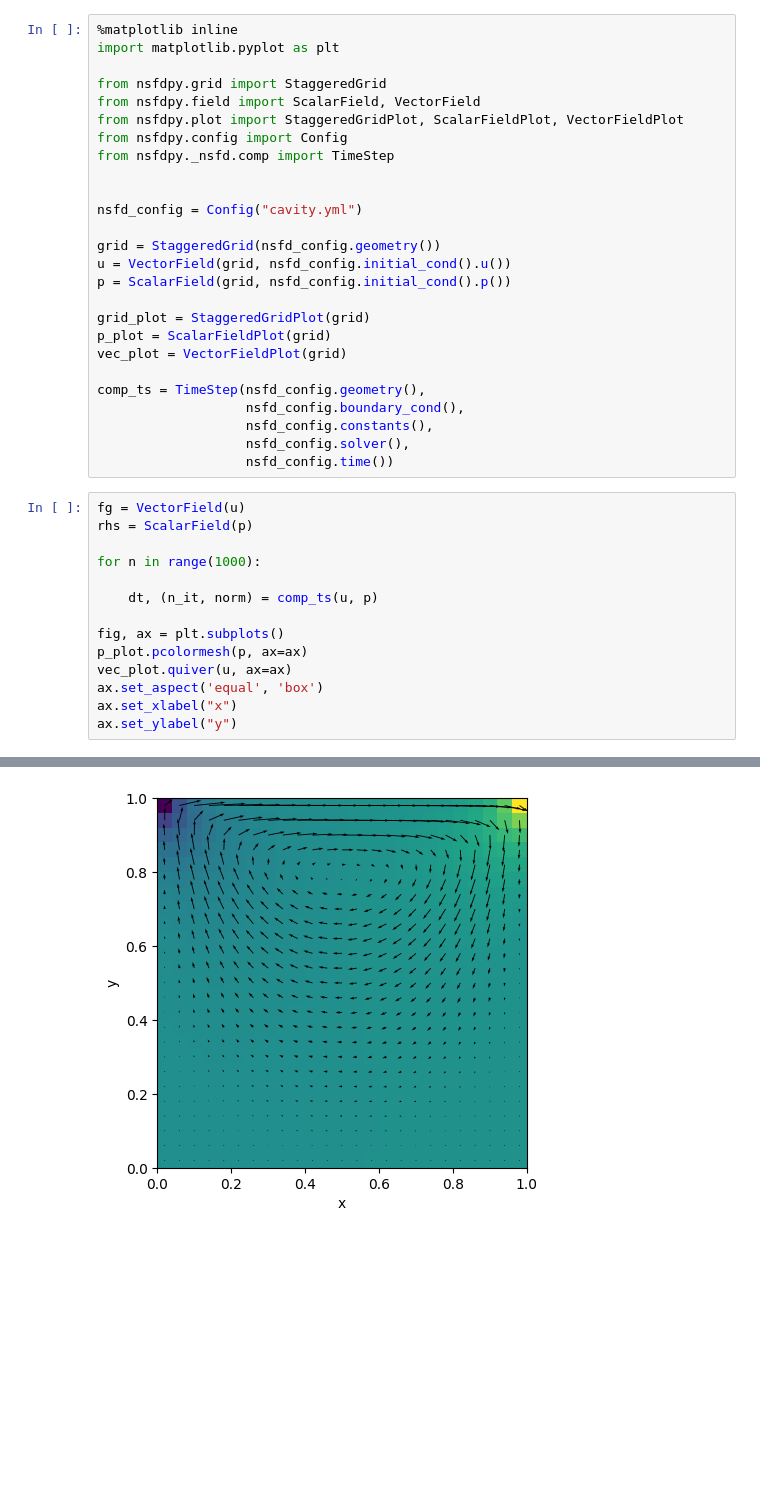
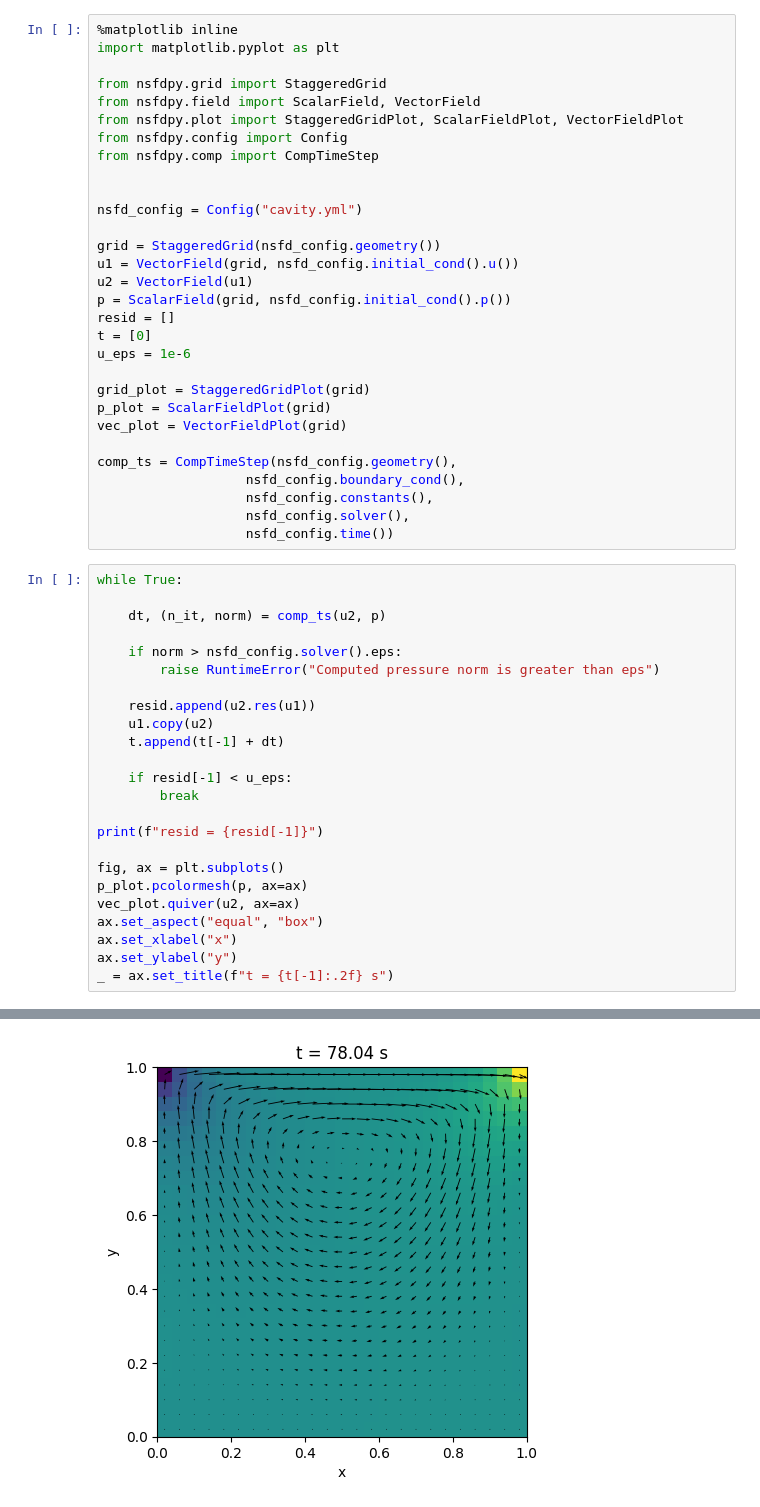
Before and after one commit to mmdski/nsfdpy, a Jupyter notebook: notebooks/cavity.ipynb, the cells around one changed output, grey strips where cells are left out. Saved outputs shown, nothing was run; the diff lists cells and outputs as text; blank space fills up the shorter version.

```diff
--- a/notebooks/cavity.ipynb
+++ b/notebooks/cavity.ipynb
@@ -6,36 +6,50 @@ from nsfdpy.grid import StaggeredGrid
 from nsfdpy.field import ScalarField, VectorField
 from nsfdpy.plot import StaggeredGridPlot, ScalarFieldPlot, VectorFieldPlot
 from nsfdpy.config import Config
-from nsfdpy._nsfd.comp import TimeStep
+from nsfdpy.comp import CompTimeStep
 
 
 nsfd_config = Config("cavity.yml")
 
 grid = StaggeredGrid(nsfd_config.geometry())
-u = VectorField(grid, nsfd_config.initial_cond().u())
+u1 = VectorField(grid, nsfd_config.initial_cond().u())
+u2 = VectorField(u1)
 p = ScalarField(grid, nsfd_config.initial_cond().p())
+resid = []
+t = [0]
+u_eps = 1e-6
 
 grid_plot = StaggeredGridPlot(grid)
 p_plot = ScalarFieldPlot(grid)
 vec_plot = VectorFieldPlot(grid)
 
-comp_ts = TimeStep(nsfd_config.geometry(),
+comp_ts = CompTimeStep(nsfd_config.geometry(),
                    nsfd_config.boundary_cond(),
                    nsfd_config.constants(),
                    nsfd_config.solver(),
                    nsfd_config.time())
 # %%
-fg = VectorField(u)
-rhs = ScalarField(p)
+while True:
 
-for n in range(1000):
+    dt, (n_it, norm) = comp_ts(u2, p)
 
-    dt, (n_it, norm) = comp_ts(u, p)
+    if norm > nsfd_config.solver().eps:
+        raise RuntimeError("Computed pressure norm is greater than eps")
+
+    resid.append(u2.res(u1))
+    u1.copy(u2)
+    t.append(t[-1] + dt)
+
+    if resid[-1] < u_eps:
+        break
+
+print(f"resid = {resid[-1]}")
 
 fig, ax = plt.subplots()
 p_plot.pcolormesh(p, ax=ax)
-vec_plot.quiver(u, ax=ax)
-ax.set_aspect('equal', 'box')
+vec_plot.quiver(u2, ax=ax)
+ax.set_aspect("equal", "box")
 ax.set_xlabel("x")
 ax.set_ylabel("y")
+_ = ax.set_title(f"t = {t[-1]:.2f} s")
 # %% [output]
@@ -43 +57 @@ Text(0, 0.5, 'y')
-[figure, old version]
+[figure, new version]
```
Also changed, not shown: parts of 4 cells of this notebook, 16 other files.
